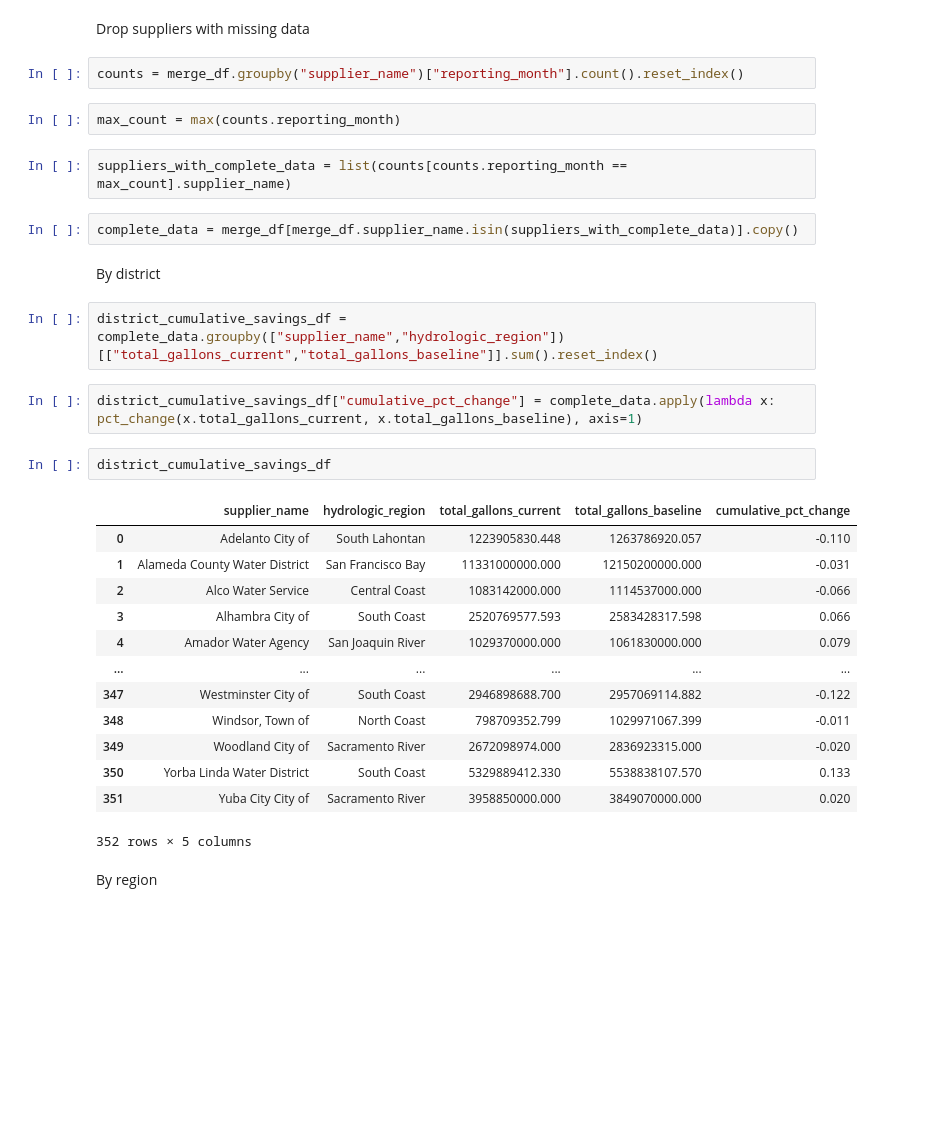
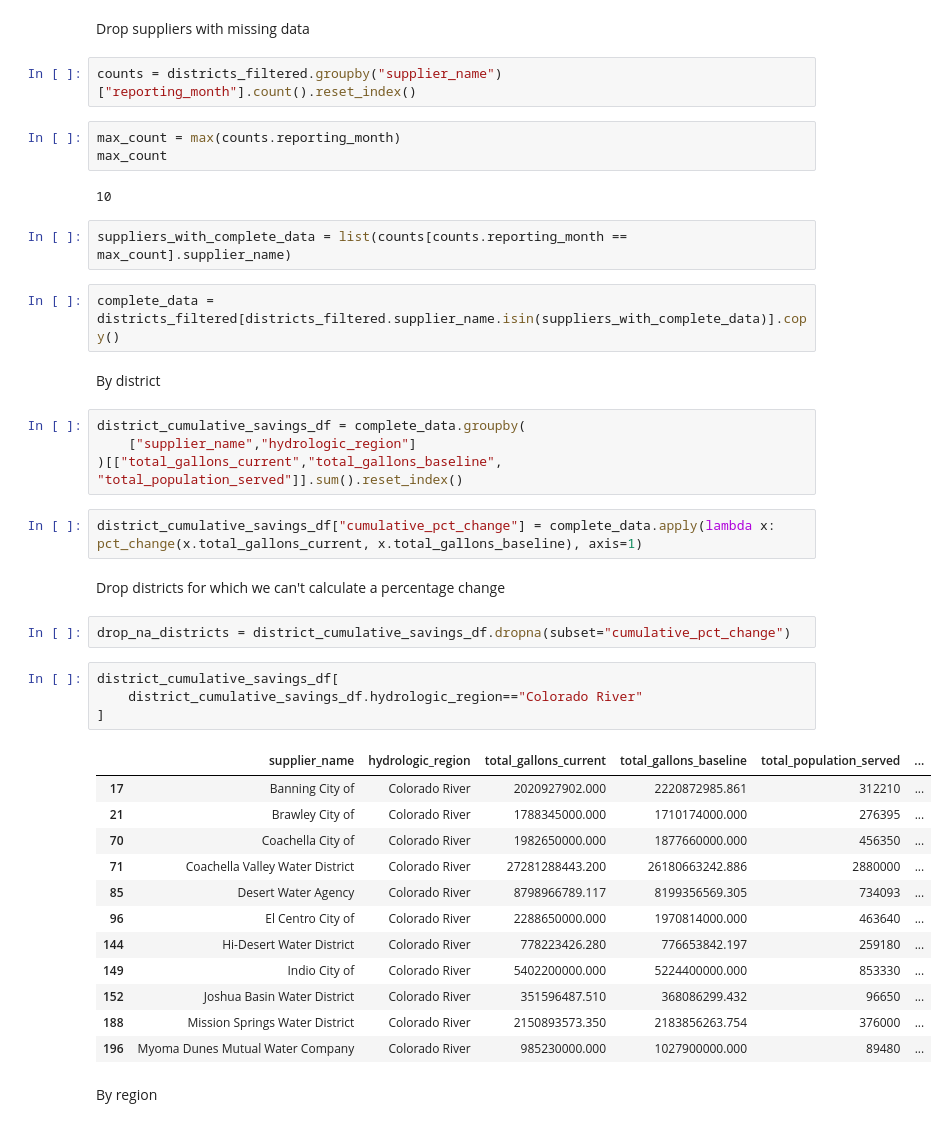
Before and after one commit to datadesk/california-drought-scrapers, a Jupyter notebook: processors/3-conservation-progress.ipynb, the cells around one changed output. Saved outputs shown, nothing was run; the diff lists cells and outputs as text; blank space fills up the shorter version.

```diff
--- a/processors/3-conservation-progress.ipynb
+++ b/processors/3-conservation-progress.ipynb
@@ -111,35 +152,45 @@ statewide_df["gallons_pct_change"] = statewide_df.apply(lambda x: pct_change(x.t
 # %% [markdown]
 Drop suppliers with missing data
 # %%
-counts = merge_df.groupby("supplier_name")["reporting_month"].count().reset_index()
+counts = districts_filtered.groupby("supplier_name")["reporting_month"].count().reset_index()
 # %%
 max_count = max(counts.reporting_month)
+max_count
+# %% [output]
+10
 # %%
 suppliers_with_complete_data = list(counts[counts.reporting_month == max_count].supplier_name)
 # %%
-complete_data = merge_df[merge_df.supplier_name.isin(suppliers_with_complete_data)].copy()
+complete_data = districts_filtered[districts_filtered.supplier_name.isin(suppliers_with_complete_data)].copy()
 # %% [markdown]
 By district
 # %%
-district_cumulative_savings_df = complete_data.groupby(["supplier_name","hydrologic_region"])[["total_gallons_current","total_gallons_baseline"]].sum().reset_index()
+district_cumulative_savings_df = complete_data.groupby(
+    ["supplier_name","hydrologic_region"]
+)[["total_gallons_current","total_gallons_baseline", "total_population_served"]].sum().reset_index()
 # %%
 district_cumulative_savings_df["cumulative_pct_change"] = complete_data.apply(lambda x: pct_change(x.total_gallons_current, x.total_gallons_baseline), axis=1)
+# %% [markdown]
+Drop districts for which we can't calculate a percentage change
 # %%
-district_cumulative_savings_df
+drop_na_districts = district_cumulative_savings_df.dropna(subset="cumulative_pct_change")
-# %% [output]
-|  | supplier_name | hydrologic_region | total_gallons_current | total_gallons_baseline | cumulative_pct_change |
-| 0 | Adelanto City of | South Lahontan | 1223905830.448 | 1263786920.057 | -0.110 |
-| 1 | Alameda County Water District | San Francisco Bay | 11331000000.000 | 12150200000.000 | -0.031 |
-| 2 | Alco Water Service | Central Coast | 1083142000.000 | 1114537000.000 | -0.066 |
-| 3 | Alhambra City of | South Coast | 2520769577.593 | 2583428317.598 | 0.066 |
-| 4 | Amador Water Agency | San Joaquin River | 1029370000.000 | 1061830000.000 | 0.079 |
-| ... | ... | ... | ... | ... | ... |
-| 347 | Westminster City of | South Coast | 2946898688.700 | 2957069114.882 | -0.122 |
-| 348 | Windsor, Town of | North Coast | 798709352.799 | 1029971067.399 | -0.011 |
-| 349 | Woodland City of | Sacramento River | 2672098974.000 | 2836923315.000 | -0.020 |
-| 350 | Yorba Linda Water District | South Coast | 5329889412.330 | 5538838107.570 | 0.133 |
-| 351 | Yuba City City of | Sacramento River | 3958850000.000 | 3849070000.000 | 0.020 |
-352 rows × 5 columns
+# %%
+district_cumulative_savings_df[
+    district_cumulative_savings_df.hydrologic_region=="Colorado River"
+]
+# %% [output]
+|  | supplier_name | hydrologic_region | total_gallons_current | total_gallons_baseline | total_population_served | ... |
+| 17 | Banning City of | Colorado River | 2020927902.000 | 2220872985.861 | 312210 | ... |
+| 21 | Brawley City of | Colorado River | 1788345000.000 | 1710174000.000 | 276395 | ... |
+| 70 | Coachella City of | Colorado River | 1982650000.000 | 1877660000.000 | 456350 | ... |
+| 71 | Coachella Valley Water District | Colorado River | 27281288443.200 | 26180663242.886 | 2880000 | ... |
+| 85 | Desert Water Agency | Colorado River | 8798966789.117 | 8199356569.305 | 734093 | ... |
+| 96 | El Centro City of | Colorado River | 2288650000.000 | 1970814000.000 | 463640 | ... |
+| 144 | Hi-Desert Water District | Colorado River | 778223426.280 | 776653842.197 | 259180 | ... |
+| 149 | Indio City of | Colorado River | 5402200000.000 | 5224400000.000 | 853330 | ... |
+| 152 | Joshua Basin Water District | Colorado River | 351596487.510 | 368086299.432 | 96650 | ... |
+| 188 | Mission Springs Water District | Colorado River | 2150893573.350 | 2183856263.754 | 376000 | ... |
+| 196 | Myoma Dunes Mutual Water Company | Colorado River | 985230000.000 | 1027900000.000 | 89480 | ... |
 # %% [markdown]
 By region
 # %%
```
Also changed, not shown: parts of 20 cells of this notebook, 15 other files.
